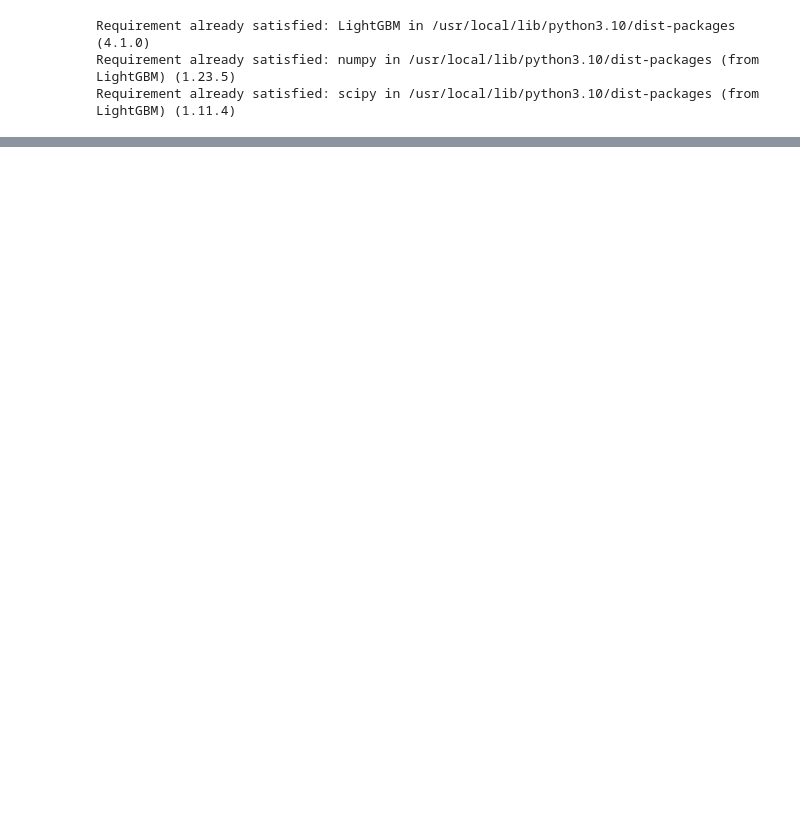
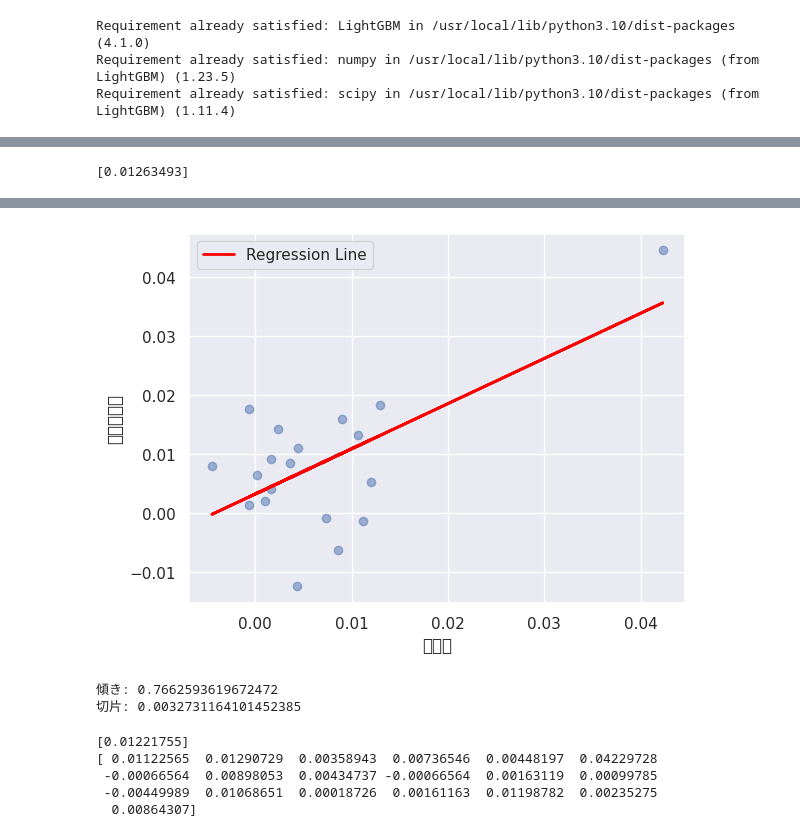
Before and after one commit to TomoharuKurosu/Tomoaharu_Kurosu_2023, a Jupyter notebook: 機械学習を用いたPD（デフォルトの確率）の算出.ipynb, the cells around one changed output, grey strips where cells are left out. Drawn from its saved outputs; the diff is of its cells as text; code cells hidden in the pictures; blank space fills up the shorter version.

```diff
--- a/機械学習を用いたPD（デフォルトの確率）の算出.ipynb
+++ b/機械学習を用いたPD（デフォルトの確率）の算出.ipynb
@@ -209,3 +211,9 @@ WARNING:matplotlib.font_manager:findfont: Font family 'Yu Gothic' not found.
 lgb.create_tree_digraph(model, 1)
 # %% [output]
 [drawing not drawn]
+# %%
+#適当なデータを入れて予測（model.predict([[?,?,?,?,?,?,?,?,?,?,?,?]])）
+pred_2024 = model.predict([[113.916666666667,1.302,-0.0990901639344262,1.73043187690688]])
+print(pred_2024)
+# %% [output]
+[0.01263493]
@@ -214,31 +225,31 @@ lgb.create_tree_digraph(model, 1)
 import numpy as np
 from sklearn.linear_model import LinearRegression
 import matplotlib.pyplot as plt
-
+pred_Regression = pred
 
 # 実際の価格と予測値の対応する点
-#x = np.array(pred).reshape(-1, 1)
-#y = np.array(y_test).reshape(-1, 1)
+x = np.array(pred_Regression).reshape(-1, 1)
+y = np.array(y_test).reshape(-1, 1)
 
 
 # 線形回帰モデルの作成
-#model2 = LinearRegression()
+model2 = LinearRegression()
 
 # モデルの学習
-#model2.fit(x, y)
+model2.fit(x, y)
 
 # 傾きと切片の取得
-#slope = model2.coef_[0][0]
-#intercept = model2.intercept_[0]
+slope = model2.coef_[0][0]
+intercept = model2.intercept_[0]
 
 # 予測値を使って回帰直線を描写
-#plt.scatter(x, y, alpha=0.5)
-#plt.plot(x, slope * x + intercept, color='red', linewidth=2, label='Regression Line')
-#plt.xlabel('予測値')
-#plt.ylabel('実際の価格')
-#plt.legend()
-#plt.show()
+plt.scatter(x, y, alpha=0.5)
+plt.plot(x, slope * x + intercept, color='red', linewidth=2, label='Regression Line')
+plt.xlabel('予測値')
+plt.ylabel('実際の価格')
+plt.legend()
+plt.show()
 
-#print(f"傾き: {slope}")
-#print(f"切片: {intercept}")
+print(f"傾き: {slope}")
+print(f"切片: {intercept}")
 # %% [output]
@@ -245,0 +273,3 @@ ValueError: ignored
+[figure, added]
+傾き: 0.7662593619672472
+切片: 0.0032731164101452385
@@ -251 +276,20 @@ pred = pred3
+# %%
+#アドオン  調整中
+pred_2024_2 = pred_2024-intercept
+pred_2024_3 = pred_2024_2/slope
+pred_2024_new = pred_2024_3
+print(pred_2024_new)
+
+
+pred_2 = pred-intercept
+pred_3 = pred_2/slope
+pred_new = pred_3
+print(pred)
+#アドオン前の2024年のPD　0.00740295
+# %% [output]
+[0.01221755]
+[ 0.01122565  0.01290729  0.00358943  0.00736546  0.00448197  0.04229728
+ -0.00066564  0.00898053  0.00434737 -0.00066564  0.00163119  0.00099785
+ -0.00449989  0.01068651  0.00018726  0.00161163  0.01198782  0.00235275
+  0.00864307]
 # %%
```
Also changed, not shown: parts of 11 cells of this notebook.
